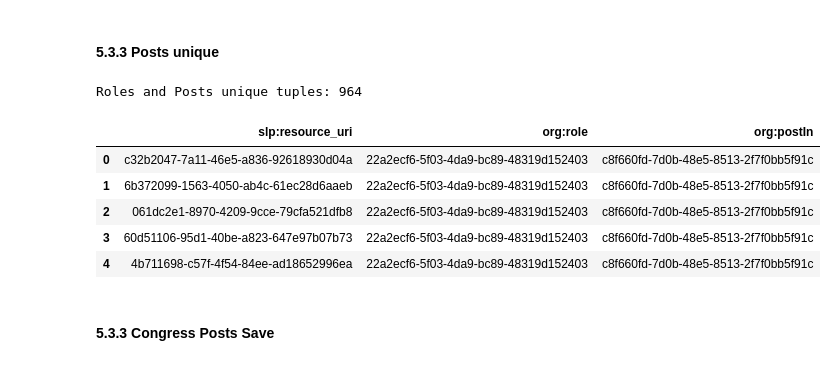
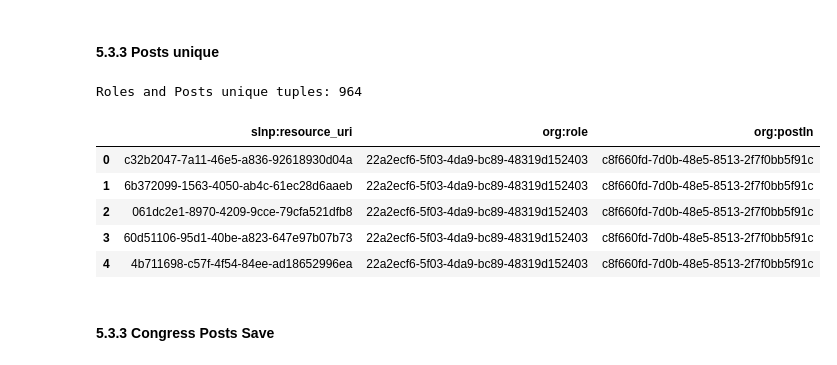
Before and after one commit to guilhermevarela/polare_scrapper, a Jupyter notebook: Congressmen.ipynb, the cells around one changed output. Cells and saved outputs as stored; diff of their text form; code cells hidden in the pictures.

```diff
--- a/Congressmen.ipynb
+++ b/Congressmen.ipynb
@@ -69,7 +69,7 @@ if not os.path.exists(file_dir):
     os.makedirs(file_dir)
 
 mapping = {
-  'slp:resource_uri': 'slp:resource_uri',
+  'slnp:resource_uri': 'slnp:resource_uri',
   'cam:ideCadastro': 'cam:ideCadastro',
   'cam:nomeCivil':'cam:nomeCivil',
   'cam:nomeParlamentarAtual':'cam:nomeParlamentarAtual',
@@ -108,7 +108,7 @@ mapping = {
     'cam:siglaUFRepresentacao': 'cam:siglaUFRepresentacao',
     'cam:dataInicio': 'cam:startDate',
     'cam:dataFim': 'cam:finishDate',
-    'slp:resource_uri':'slp:resource_uri'
+    'slnp:resource_uri':'slnp:resource_uri'
 }
 
 memberships = []
@@ -254,14 +254,14 @@ df.head()
 # %%
 df = df[['org:post','org:role']]
 df.drop_duplicates(subset=['org:post','org:role'], keep='first', inplace=True)
-df = df.rename({'org:post':'slp:resource_uri'}, axis='columns')
+df = df.rename({'org:post':'slnp:resource_uri'}, axis='columns')
 df['org:postIn'] = CAMARA_URI
 print('Roles and Posts unique tuples:', df.shape[0])
 
 df.head()
 # %% [output]
 Roles and Posts unique tuples: 964
-|  | slp:resource_uri | org:role | org:postIn |
+|  | slnp:resource_uri | org:role | org:postIn |
 | 0 | c32b2047-7a11-46e5-a836-92618930d04a | 22a2ecf6-5f03-4da9-bc89-48319d152403 | c8f660fd-7d0b-48e5-8513-2f7f0bb5f91c |
 | 1 | 6b372099-1563-4050-ab4c-61ec28d6aaeb | 22a2ecf6-5f03-4da9-bc89-48319d152403 | c8f660fd-7d0b-48e5-8513-2f7f0bb5f91c |
 | 2 | 061dc2e1-8970-4209-9cce-79cfa521dfb8 | 22a2ecf6-5f03-4da9-bc89-48319d152403 | c8f660fd-7d0b-48e5-8513-2f7f0bb5f91c |
```
Also changed, not shown: parts of 5 cells of this notebook, 57 other files.
